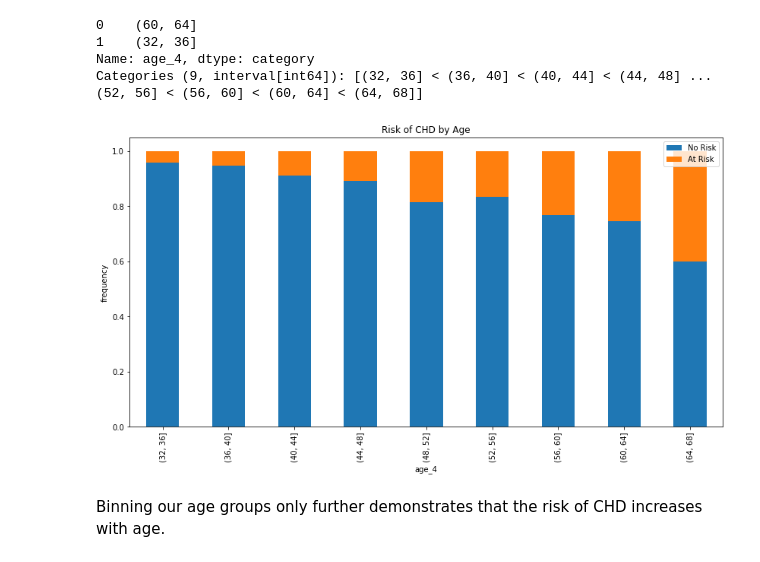
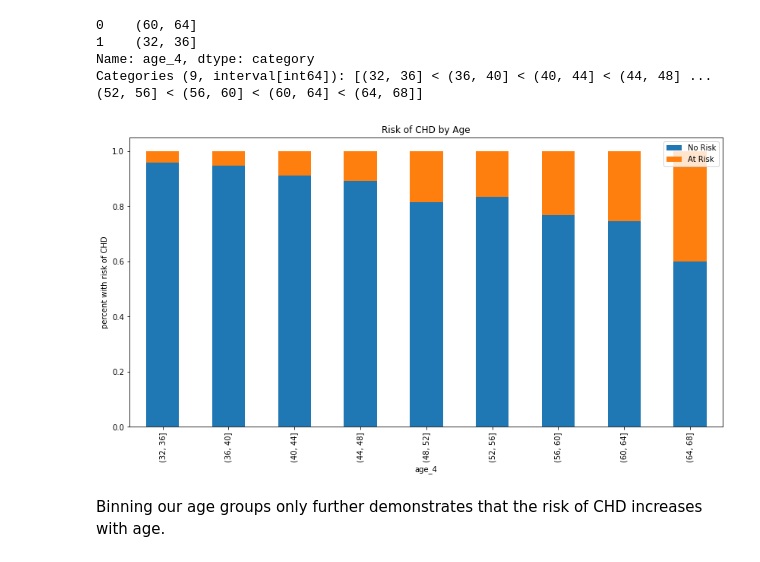
Before and after one commit to zachagreenberg/Cardiovascular_Disease, a Jupyter notebook: Project_Notebook.ipynb, the cells around one changed output. Saved outputs shown, nothing was run; the diff lists cells and outputs as text; code cells hidden in the pictures.

```diff
--- a/Project_Notebook.ipynb
+++ b/Project_Notebook.ipynb
@@ -506,12 +508,12 @@ Categories (9, interval[int64]): [(32, 36] < (36, 40] < (40, 44] < (44, 48] ...
 # %%
 #looking at a barplot for the binned age variable
 fig, ax = plt.subplots(figsize=(14,7))
 df.groupby('age_4')['TenYearCHD'].value_counts(normalize = True).unstack().plot(kind='bar', stacked = True, ax = ax)
-ax.set_ylabel('frequency')
+ax.set_ylabel('percent with risk of CHD')
 ax.set_title('Risk of CHD by Age')
 ax.legend(legend_labels);
 # %% [output]
-[figure, old version]
+[figure, new version]
 # %% [markdown]
 Binning our age groups only further demonstrates that the risk of CHD increases with age.
 # %% [markdown]
```
Also changed, not shown: parts of 1 cell of this notebook.
